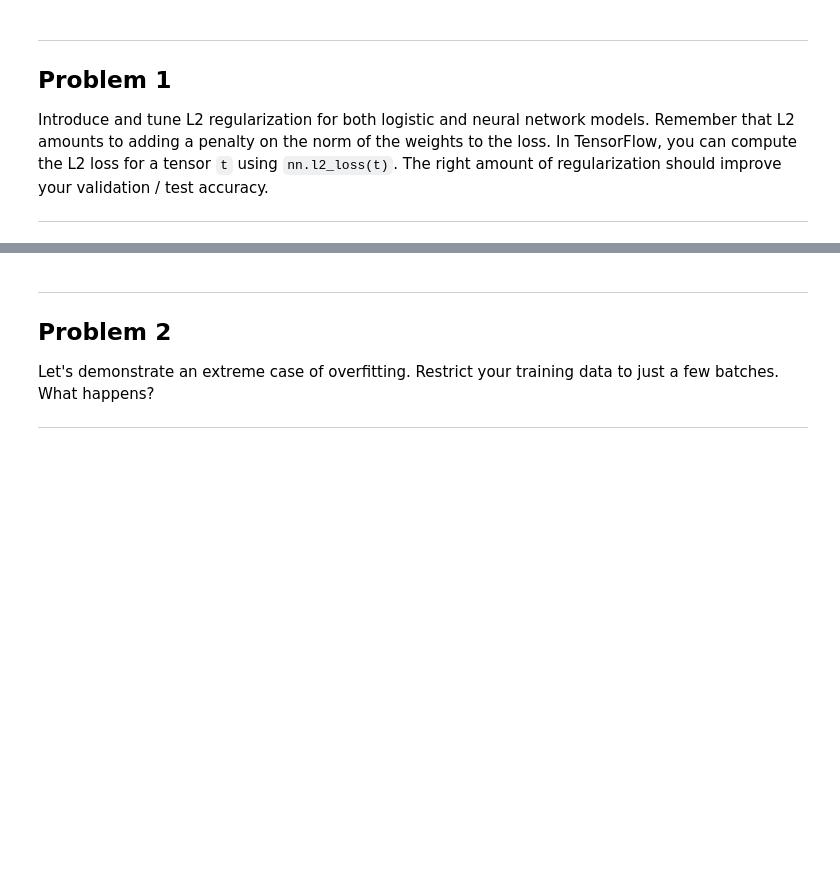
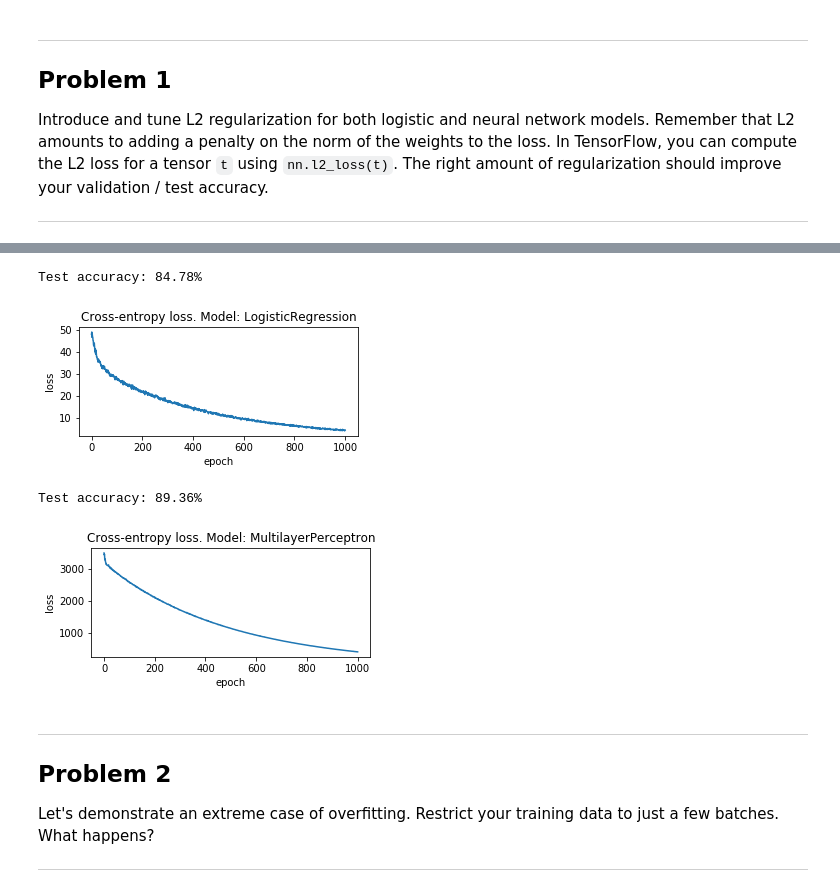
Before and after one commit to slipnitskaya/deep-learning-tensorflow-ud730, a Jupyter notebook: 3_regularization.ipynb, the cells around one changed output, grey strips where cells are left out. Cells and saved outputs as stored; diff of their text form; code cells hidden in the pictures; blank space fills up the shorter version.

```diff
--- a/3_regularization.ipynb
+++ b/3_regularization.ipynb
@@ -16,23 +16,11 @@ import matplotlib.pyplot as plt
 
 from six.moves import range
 from six.moves import cPickle as pickle
+from functions import MultilayerPerceptron, LogisticRegression, model_training, reformat
 
 tf.get_logger().setLevel(logging.ERROR)
-
-
-def reformat(dataset, labels, n_labels=10):
-    dataset = dataset.reshape((-1, dataset.shape[1] * dataset.shape[-1])).astype(np.float32)
-    labels = (np.arange(n_labels) == labels[:, None]).astype(np.float32)
-
-    return dataset, labels
-
-
-def accuracy(predictions, labels):
-    return (100.0 * np.sum(np.argmax(predictions, 1) == np.argmax(labels, 1)) / predictions.shape[0])
 # %%
-pickle_file = 'data/notMNIST.pickle'
-
-with open(pickle_file, 'rb') as f:
+with open('data/notMNIST.pickle', 'rb') as f:
     save = pickle.load(f)
     train_dataset = save['train_dataset']
     train_labels = save['train_labels']
@@ -168,3 +52,12 @@ Test accuracy: 84.5%
+# %%
+params = {'lr': 0.1, 'c': 0.01, 'num_steps': 1001, 'batch_size': 128}
+for est_class in [LogisticRegression, MultilayerPerceptron]:
+    model_training(train_dataset, test_dataset, train_labels, test_labels, est_class, params)
+# %% [output]
+Test accuracy: 84.78%
+[figure, added]
+Test accuracy: 89.36%
+[figure, added]
 # %% [markdown]
 ---
 Problem 2
```
Also changed, not shown: parts of 5 cells of this notebook.
